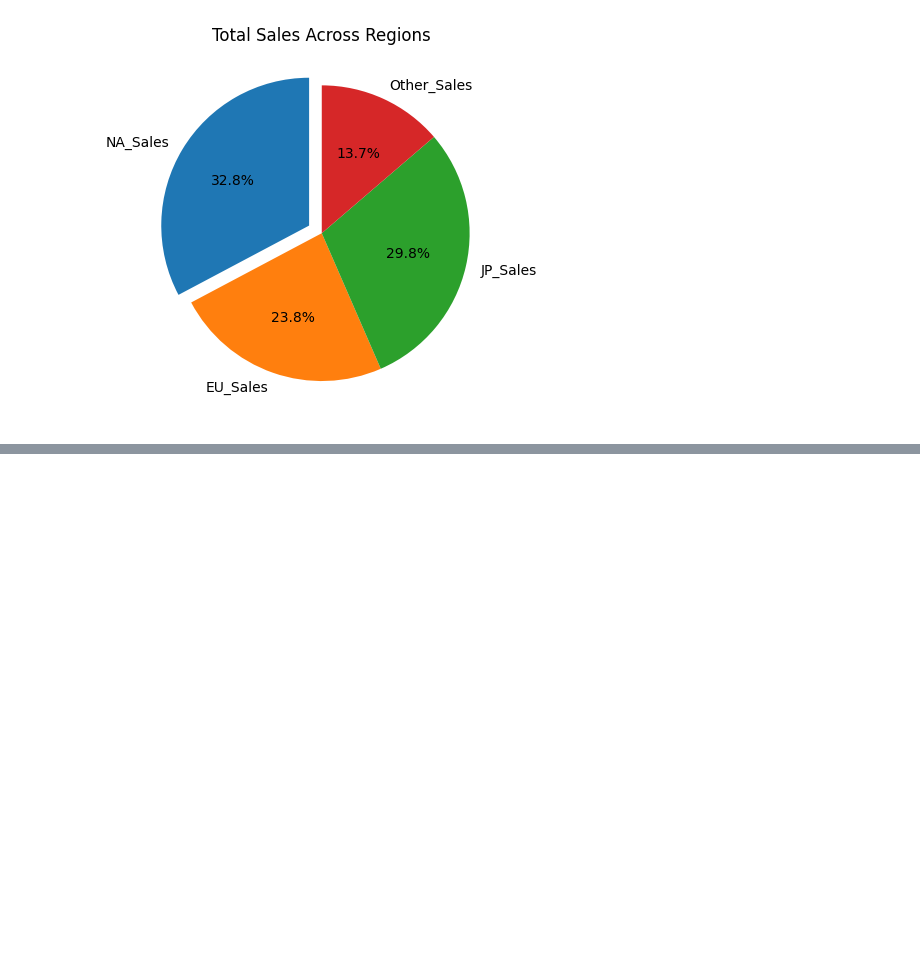
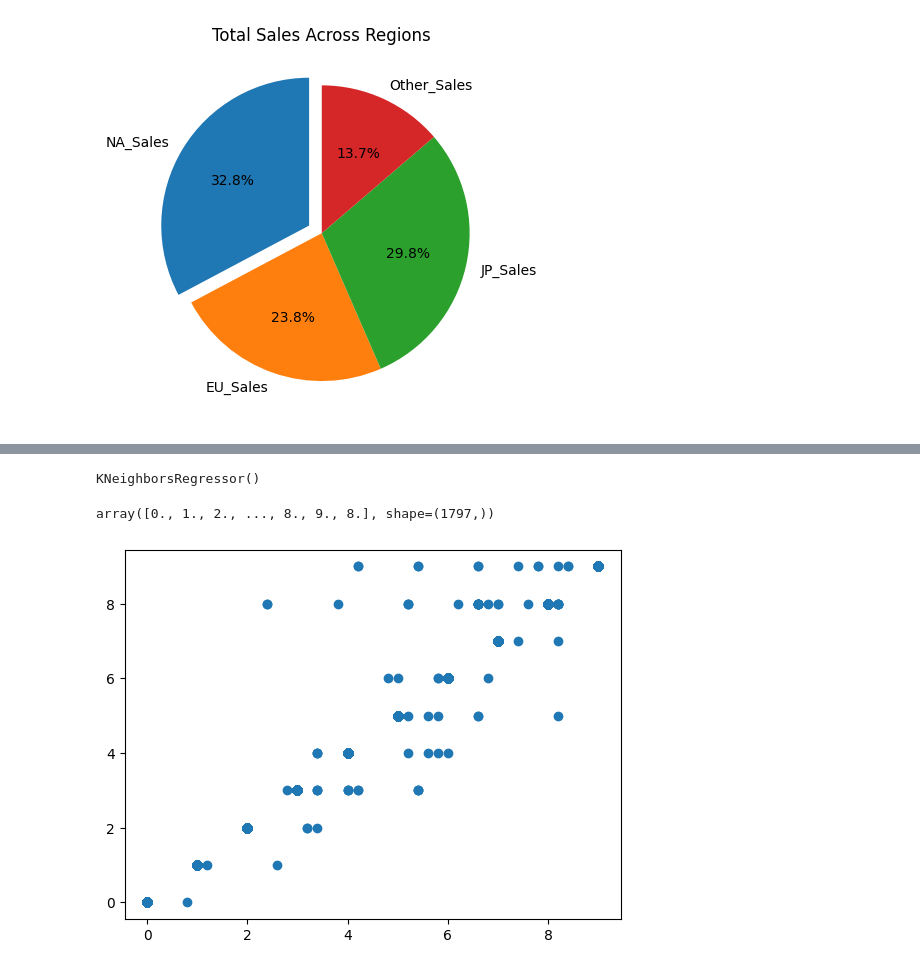
Before and after one commit to ayushsingh-ayushsingh/learn-ml, a Jupyter notebook: learn_visualization/main.ipynb, the cells around one changed output, grey strips where cells are left out. Saved outputs shown, nothing was run; the diff lists cells and outputs as text; code cells hidden in the pictures; blank space fills up the shorter version.

```diff
--- a/learn_visualization/main.ipynb
+++ b/learn_visualization/main.ipynb
@@ -143,0 +161,6 @@ plt.show()
+# %%
+from sklearn.datasets import load_digits
+
+X, y = load_digits(return_X_y=True)
+
+X, y
@@ -143,0 +176,13 @@ plt.show()
+# %%
+from sklearn.neighbors import KNeighborsRegressor
+
+mod = KNeighborsRegressor()
+# %%
+mod.fit(X, y)
+# %% [output]
+KNeighborsRegressor()
+# %%
+predictions = mod.predict(X)
+predictions
+# %% [output]
+array([0., 1., 2., ..., 8., 9., 8.], shape=(1797,))
@@ -143,0 +191,5 @@ plt.show()
+# %%
+plt.scatter(predictions, y)
+plt.show()
+# %% [output]
+[figure, added]
```
Also changed, not shown: parts of 5 cells of this notebook, 7 other files.
